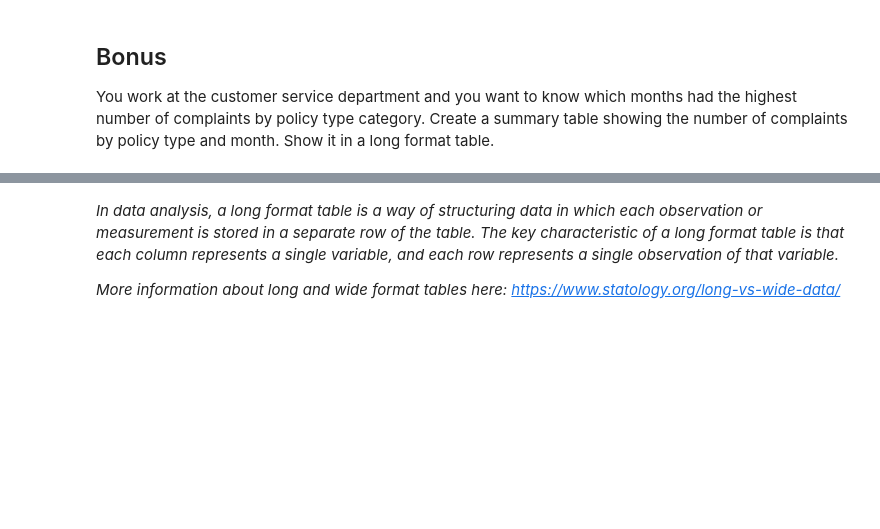
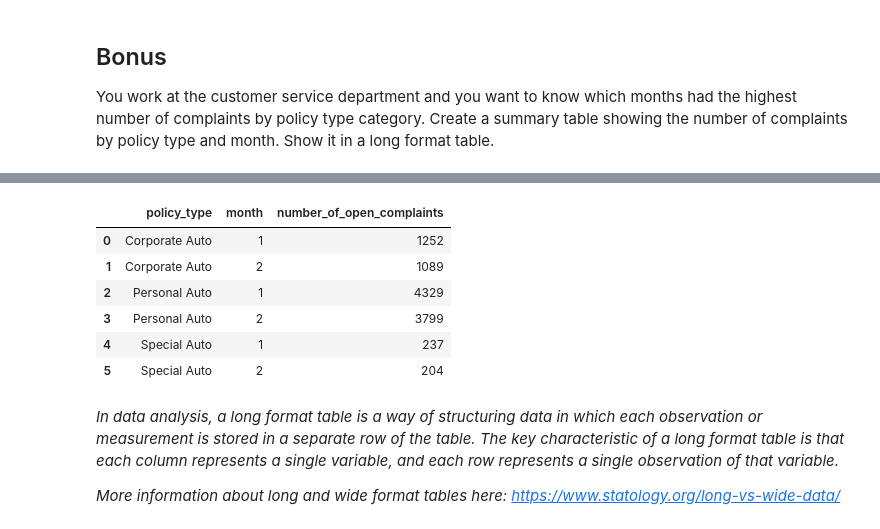
Before and after one commit to N80m6o/lab-dw-data-structuring-and-combining, a Jupyter notebook: lab-dw-data-structuring-and-combining.ipynb, the cells around one changed output, grey strips where cells are left out. Saved outputs shown, nothing was run; the diff lists cells and outputs as text; code cells hidden in the pictures; blank space fills up the shorter version.

```diff
--- a/lab-dw-data-structuring-and-combining.ipynb
+++ b/lab-dw-data-structuring-and-combining.ipynb
@@ -364,3 +344,23 @@ Show it in a long format table.
+# %%
+# Now, group by 'Policy Type' and 'Complaint Month', and count the complaints
+complaints_summary = df.groupby(['policy_type', 'month']).size().reset_index(name='number_of_open_complaints')
+
+# Display the summary in long format
+complaints_summary_long_format = complaints_summary.sort_values(by=['policy_type', 'month'])
+
+# Sort and display the result
+complaints_summary_long_format = complaints_summary.sort_values(by=['policy_type', 'month'])
+
+# Display the resulting table
+complaints_summary_long_format
+# %% [output]
+|  | policy_type | month | number_of_open_complaints |
+| 0 | Corporate Auto | 1 | 1252 |
+| 1 | Corporate Auto | 2 | 1089 |
+| 2 | Personal Auto | 1 | 4329 |
+| 3 | Personal Auto | 2 | 3799 |
+| 4 | Special Auto | 1 | 237 |
+| 5 | Special Auto | 2 | 204 |
 # %% [markdown]
 *In data analysis, a long format table is a way of structuring data in which each observation or measurement is stored in a separate row of the table. The key characteristic of a long format table is that each column represents a single variable, and each row represents a single observation of that variable.*
 
```
Also changed, not shown: parts of 2 cells of this notebook.
